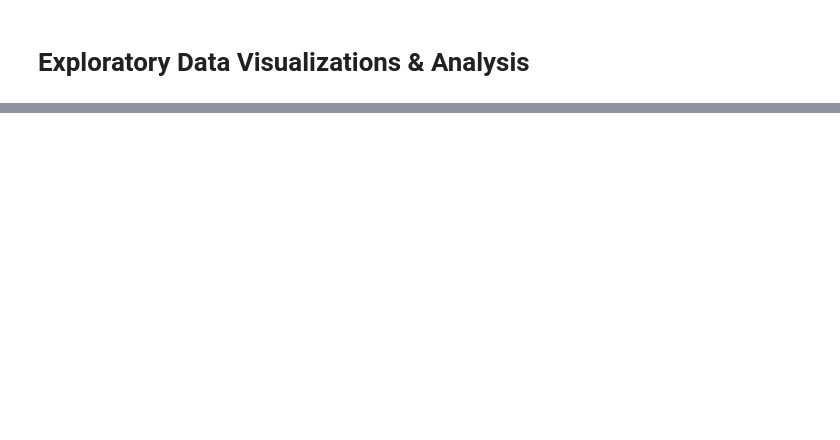
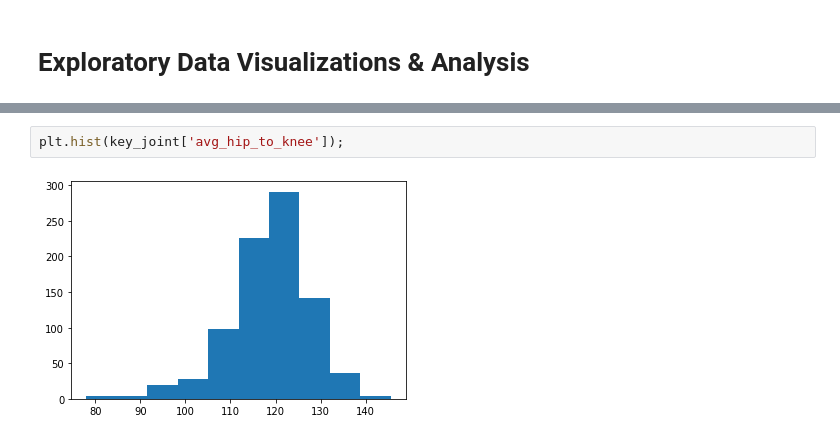
Before and after one commit to tiilt-lab/sport_analytics, a Jupyter notebook: mmla_ia_analysis/EDA.ipynb, the cells around one changed output, grey strips where cells are left out. Saved outputs shown, nothing was run; the diff lists cells and outputs as text; blank space fills up the shorter version.

```diff
--- a/mmla_ia_analysis/EDA.ipynb
+++ b/mmla_ia_analysis/EDA.ipynb
@@ -75,0 +220,4 @@ can generate sequences of actions based on coordinates of movement
+# %%
+plt.hist(key_joint['avg_hip_to_knee']);
+# %% [output]
+[figure, added]
```
Also changed, not shown: parts of 30 cells of this notebook, 1 other file.
